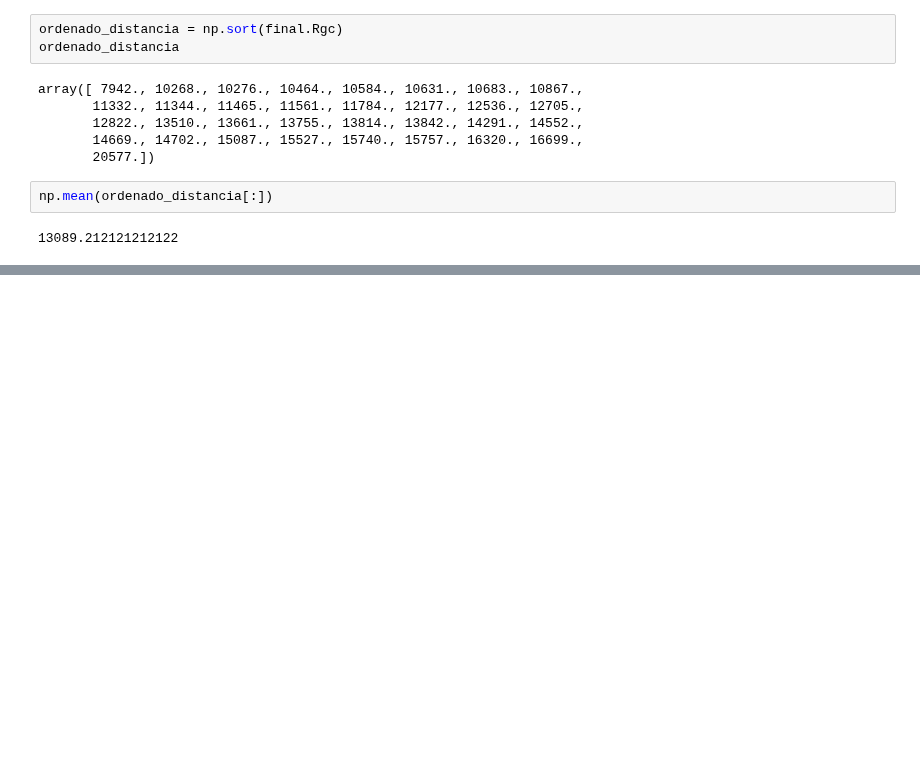
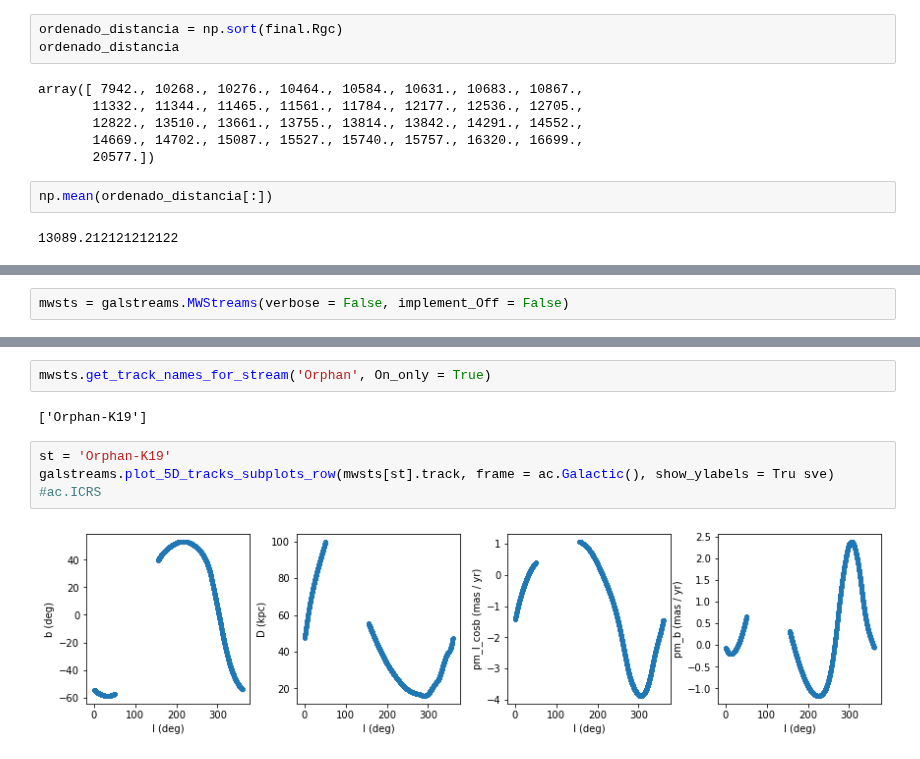
Before and after one commit to jppirest/mw_substructures, a Jupyter notebook: dados/GAIA/HDBSCAN/algomerados_interresados.ipynb, the cells around one changed output, grey strips where cells are left out. Cells and saved outputs as stored; diff of their text form; blank space fills up the shorter version.

```diff
--- a/dados/GAIA/HDBSCAN/algomerados_interresados.ipynb
+++ b/dados/GAIA/HDBSCAN/algomerados_interresados.ipynb
@@ -111,0 +119,2 @@ np.mean(ordenado_distancia[:])
+# %%
+mwsts = galstreams.MWStreams(verbose = False, implement_Off = False)
@@ -111,0 +172,9 @@ np.mean(ordenado_distancia[:])
+# %%
+mwsts.get_track_names_for_stream('Orphan', On_only = True)
+# %% [output]
+['Orphan-K19']
+# %%
+st = 'Orphan-K19'
+galstreams.plot_5D_tracks_subplots_row(mwsts[st].track, frame = ac.Galactic(), show_ylabels = Tru sve) #ac.ICRS
+# %% [output]
+[figure, added]
```
Also changed, not shown: parts of 11 cells of this notebook, 44 other files.
